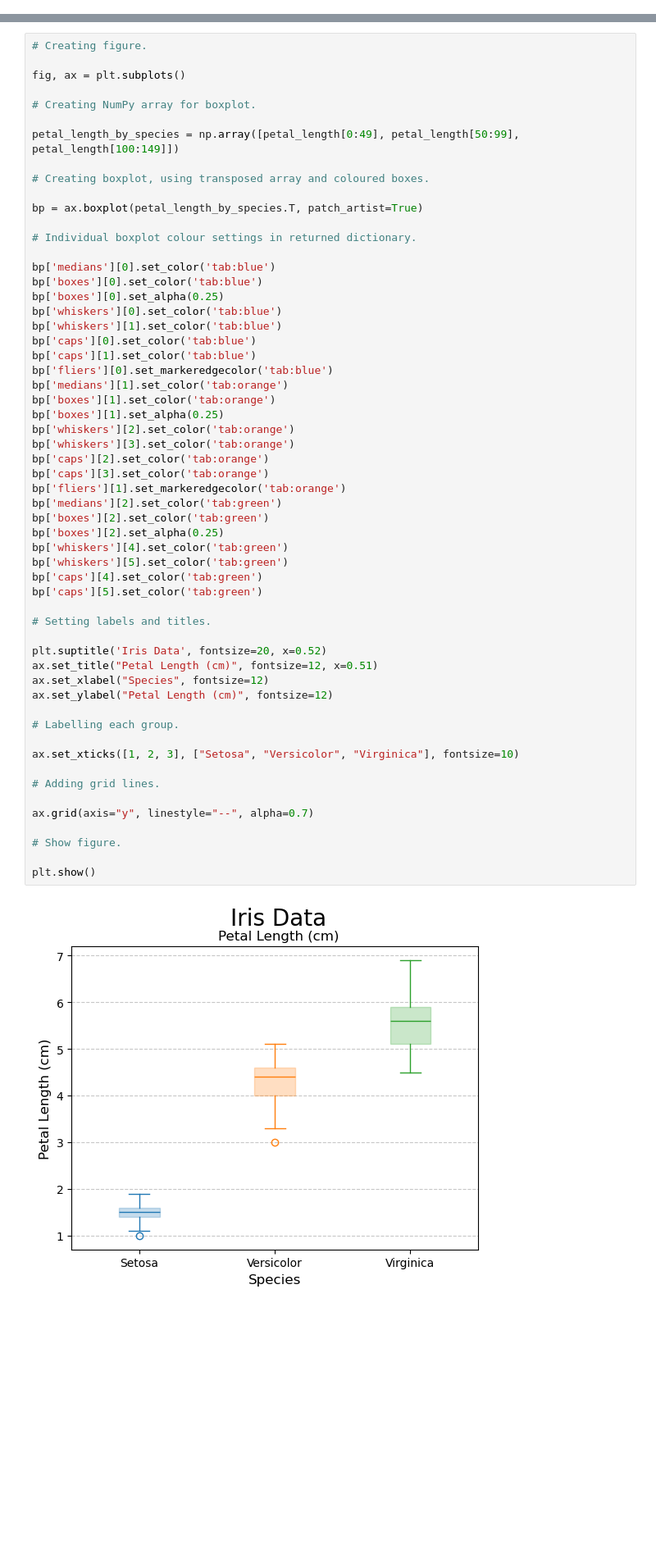
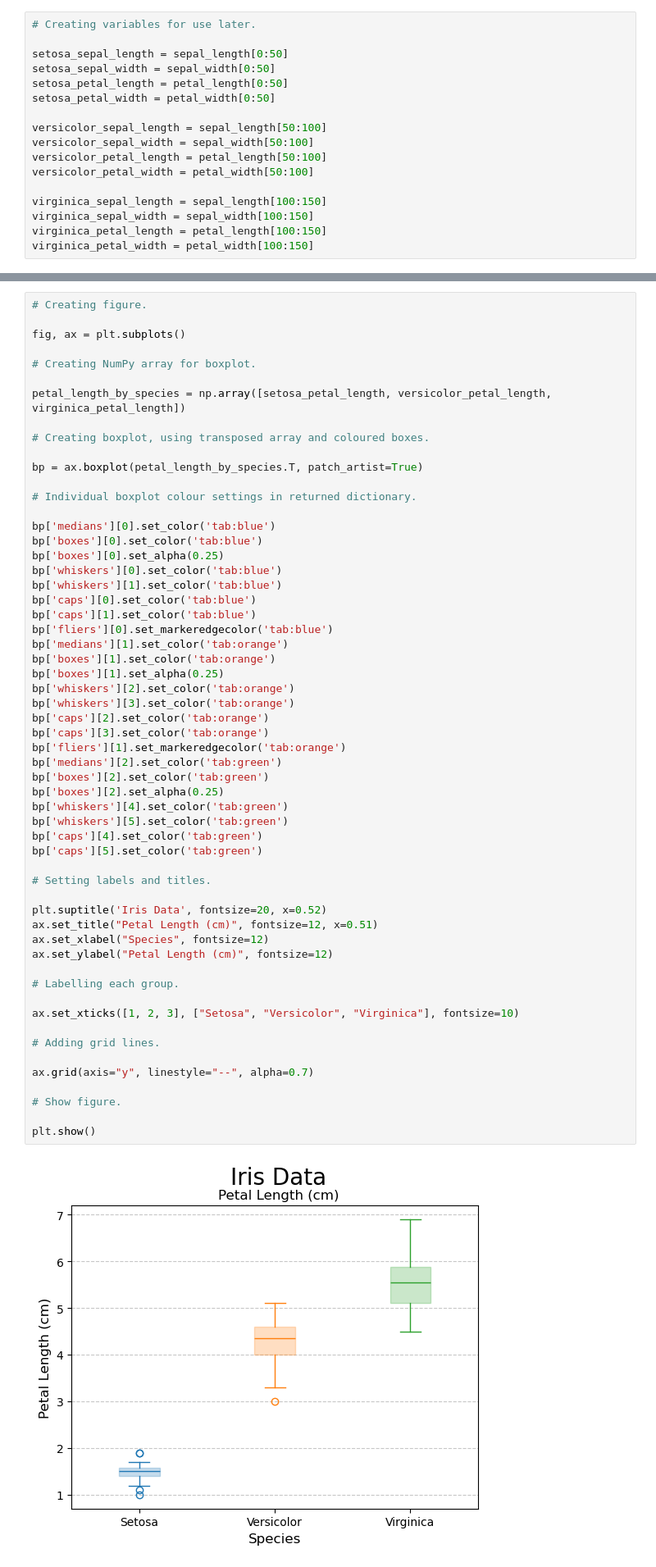
Before and after one commit to CeamanCollins/principles_of_data_analytics_assessment, a Jupyter notebook: tasks.ipynb, the cells around one changed output, grey strips where cells are left out. Shown at 82% size. Saved outputs shown, nothing was run; the diff lists cells and outputs as text; blank space fills up the shorter version.

```diff
--- a/tasks.ipynb
+++ b/tasks.ipynb
@@ -267,6 +375,23 @@ This example helped me to get neater title text and to understand how to set fig
 # %% [markdown]
 #### Choose any two features from the data set and create a scatter plot of them.
 #### Color-code the three different classes of the scatter plot points.
+# %%
+# Creating variables for use later.
+
+setosa_sepal_length = sepal_length[0:50]
+setosa_sepal_width = sepal_width[0:50]
+setosa_petal_length = petal_length[0:50]
+setosa_petal_width = petal_width[0:50]
+
+versicolor_sepal_length = sepal_length[50:100]
+versicolor_sepal_width = sepal_width[50:100]
+versicolor_petal_length = petal_length[50:100]
+versicolor_petal_width = petal_width[50:100]
+
+virginica_sepal_length = sepal_length[100:150]
+virginica_sepal_width = sepal_width[100:150]
+virginica_petal_length = petal_length[100:150]
+virginica_petal_width = petal_width[100:150]
 # %%
 # Creating a single plot with adjusted padding.
 
@@ -415,7 +545,7 @@ fig, ax = plt.subplots()
 
 # Creating NumPy array for boxplot.
 
-petal_length_by_species = np.array([petal_length[0:49], petal_length[50:99], petal_length[100:149]])
+petal_length_by_species = np.array([setosa_petal_length, versicolor_petal_length, virginica_petal_length])
 
 # Creating boxplot, using transposed array and coloured boxes.
 
@@ -439,34 +569,34 @@ bp['whiskers'][3].set_color('tab:orange')
 bp['caps'][2].set_color('tab:orange')
 bp['caps'][3].set_color('tab:orange')
 bp['fliers'][1].set_markeredgecolor('tab:orange')
 bp['medians'][2].set_color('tab:green')
 bp['boxes'][2].set_color('tab:green')
 bp['boxes'][2].set_alpha(0.25)
 bp['whiskers'][4].set_color('tab:green')
 bp['whiskers'][5].set_color('tab:green')
 bp['caps'][4].set_color('tab:green')
 bp['caps'][5].set_color('tab:green')
 
 # Setting labels and titles.
 
 plt.suptitle('Iris Data', fontsize=20, x=0.52)
 ax.set_title("Petal Length (cm)", fontsize=12, x=0.51)
 ax.set_xlabel("Species", fontsize=12)
 ax.set_ylabel("Petal Length (cm)", fontsize=12)
 
 # Labelling each group.
 
 ax.set_xticks([1, 2, 3], ["Setosa", "Versicolor", "Virginica"], fontsize=10)
 
 # Adding grid lines.
 
 ax.grid(axis="y", linestyle="--", alpha=0.7)
 
 # Show figure.
 
 plt.show()
 # %% [output]
-[figure, old version]
+[figure, new version]
 # %% [markdown]
 References used:
 
```
Also changed, not shown: parts of 64 cells of this notebook.
